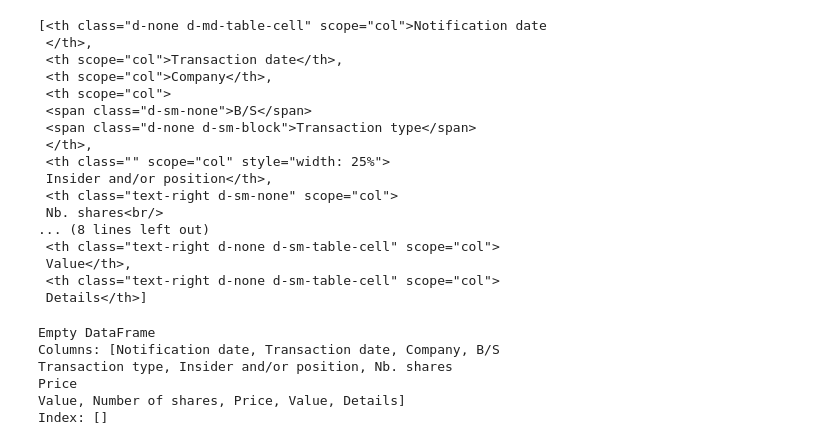
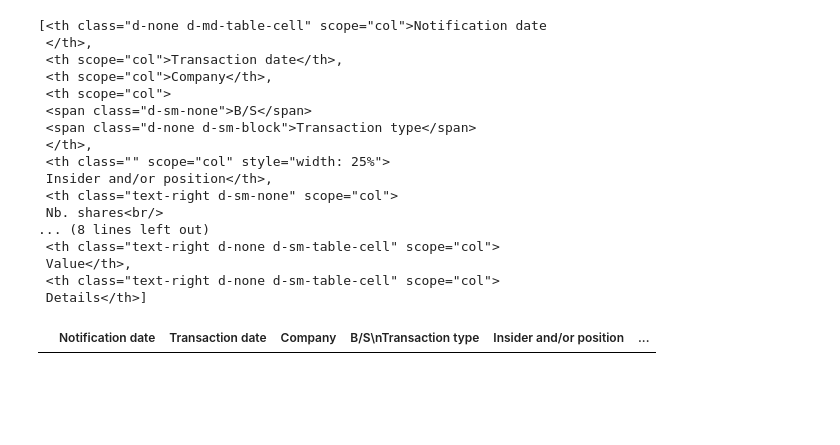
Before and after one commit to anjaliisonii/Web_Scraping, a Jupyter notebook: Web_Scraping.ipynb, the cells around one changed output. Drawn from its saved outputs; the diff is of its cells as text; code cells hidden in the pictures; blank space fills up the shorter version.

```diff
--- a/Web_Scraping.ipynb
+++ b/Web_Scraping.ipynb
@@ -93,11 +93,6 @@ rows_title= [th.text.strip() for th in table.select("thead th")]
 import pandas as pd
 # %%
 df=pd.DataFrame(columns= rows_title)
-print(df)
+df
 # %% [output]
-Empty DataFrame
-Columns: [Notification date, Transaction date, Company, B/S
-Transaction type, Insider and/or position, Nb. shares
-Price
-Value, Number of shares, Price, Value, Details]
-Index: []
+|  | Notification date | Transaction date | Company | B/S\nTransaction type | Insider and/or position | ... |
```
Also changed, not shown: parts of 7 cells of this notebook, 1 other file.
